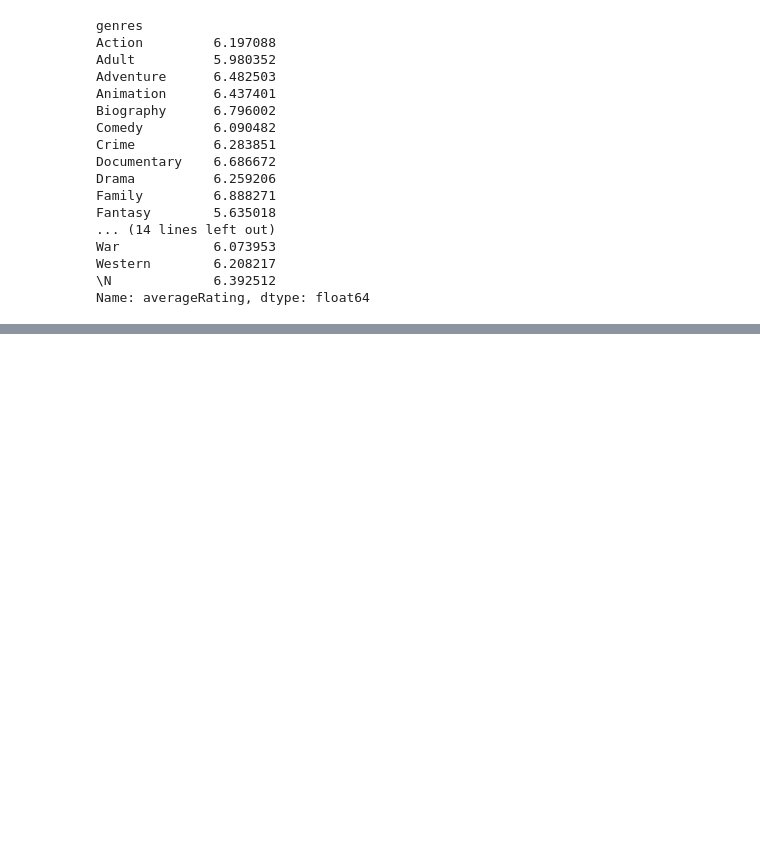
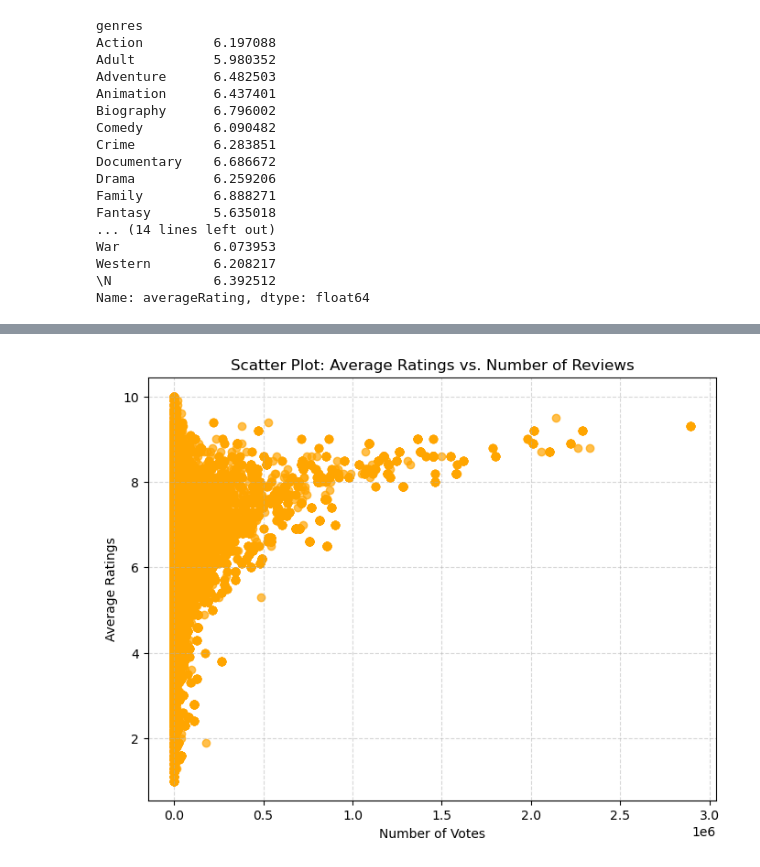
Before and after one commit to Rams7771/Project-1---Group-3, a Jupyter notebook: Merge-ALL.ipynb, the cells around one changed output, grey strips where cells are left out. Cells and saved outputs as stored; diff of their text form; code cells hidden in the pictures; blank space fills up the shorter version.

```diff
--- a/Merge-ALL.ipynb
+++ b/Merge-ALL.ipynb
@@ -148,0 +183,10 @@ Name: averageRating, dtype: float64
+# %%
+plt.figure(figsize=(8, 6))
+plt.scatter(['numVotes'], merge_df2['averageRating'], color='orange', alpha=0.7)
+plt.xlabel('Number of Votes')
+plt.ylabel('Average Ratings')
+plt.title('Scatter Plot: Average Ratings vs. Number of Reviews')
+plt.grid(True, linestyle='--', alpha=0.5)
+plt.show()
+# %% [output]
+[figure, added]
```
Also changed, not shown: parts of 4 cells of this notebook.
